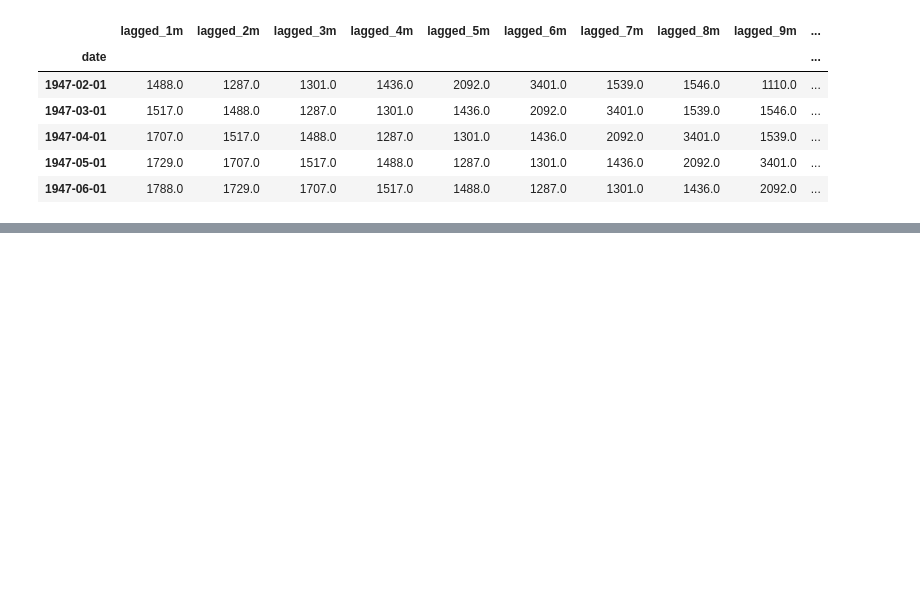
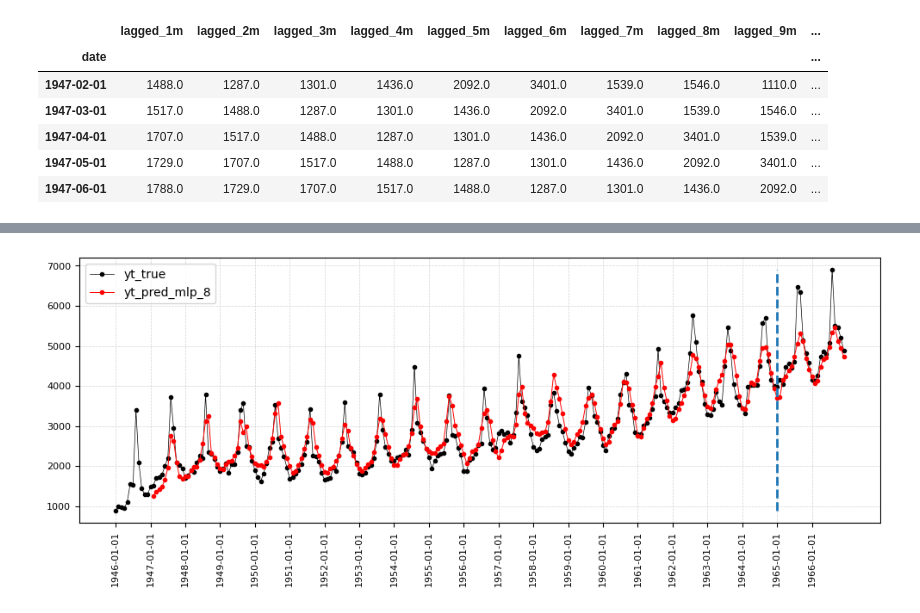
Before and after one commit to 2026-2-predictiva/std-manuel-restrepo-sierra, a Jupyter notebook: PRE_08_series_de_tiempo/notebooks/notebook_5.ipynb, the cells around one changed output, grey strips where cells are left out. Drawn from its saved outputs; the diff is of its cells as text; code cells hidden in the pictures; blank space fills up the shorter version.

```diff
--- a/PRE_08_series_de_tiempo/notebooks/notebook_5.ipynb
+++ b/PRE_08_series_de_tiempo/notebooks/notebook_5.ipynb
@@ -121,3 +121,20 @@ def make_pipeline_from_model(model):
             ),
         ]
     )
+# %%
+#
+hidden = 8
+mlp_model = MLPRegressor(
+    hidden_layer_sizes=(hidden,),
+    activation="logistic",
+    learning_rate="adaptive",
+    momentum=0.01,
+    learning_rate_init=0.2,
+    max_iter=10000,
+    random_state=123456,
+)
+mlp_pipeline = make_pipeline_from_model(model=mlp_model)
+mlp_pipeline.fit(X_train, y_train)
+
+df_dropna[f"yt_pred_mlp_{hidden}"] = mlp_pipeline.predict(X_complete)
+df_dropna[["yt_true", f"yt_pred_mlp_{hidden}"]].head()
@@ -123,0 +149,9 @@ def make_pipeline_from_model(model):
+# %%
+
+df_orig.loc[df_dropna.index, f"yt_pred_mlp_{hidden}"] = df_dropna[
+    f"yt_pred_mlp_{hidden}"
+]
+
+functions.plot_time_series(df=df_orig, yt_col="yt_true")
+# %% [output]
+[figure, added]
```
Also changed, not shown: parts of 3 cells of this notebook, 2 other files.
